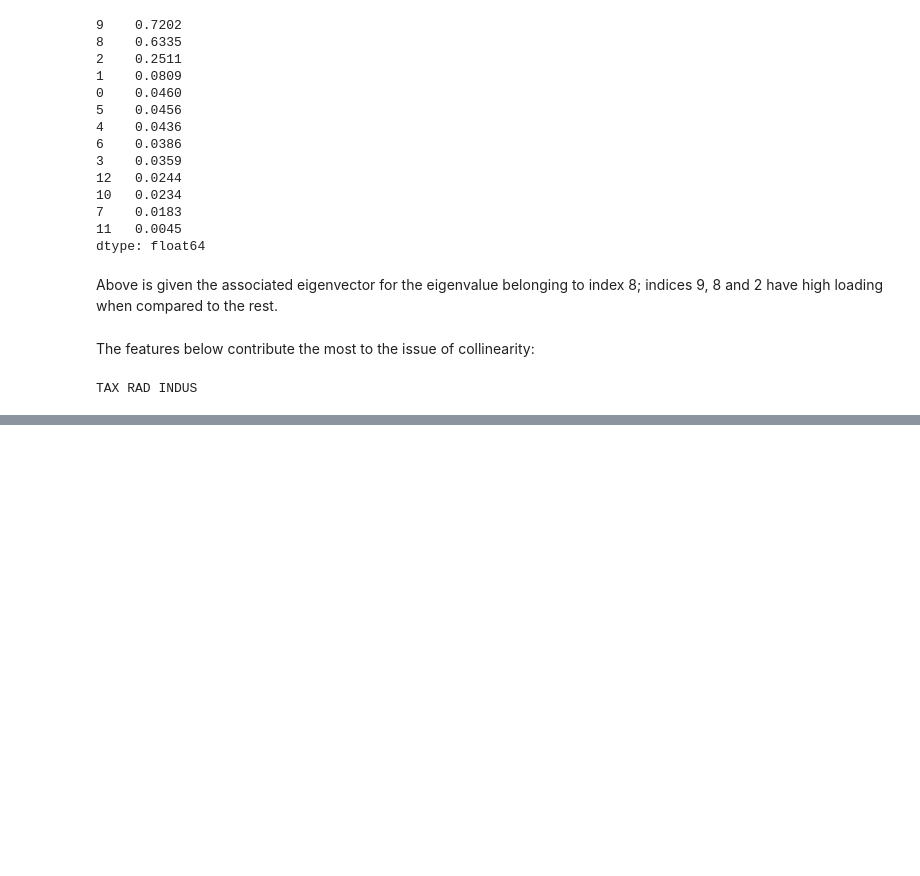
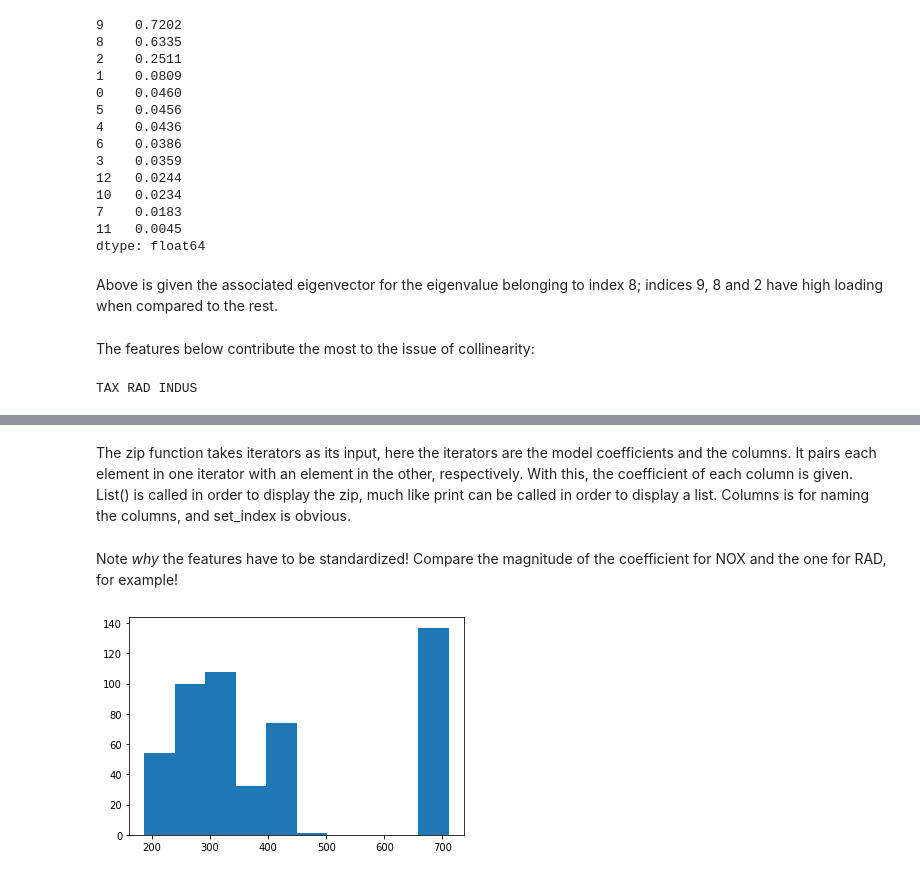
Before and after one commit to ElveinAks/UdemyMachineLearning, a Jupyter notebook: Boston Housing Prices Multiple Regression.ipynb, the cells around one changed output, grey strips where cells are left out. Cells and saved outputs as stored; diff of their text form; code cells hidden in the pictures; blank space fills up the shorter version.

```diff
--- a/Boston Housing Prices Multiple Regression.ipynb
+++ b/Boston Housing Prices Multiple Regression.ipynb
@@ -220,0 +244,8 @@ TAX RAD INDUS
+# %% [markdown]
+The zip function takes iterators as its input, here the iterators are the model coefficients and the columns. It pairs each element in one iterator with an element in the other, respectively. With this, the coefficient of each column is given. List() is called in order to display the zip, much like print can be called in order to display a list. Columns is for naming the columns, and set_index is obvious.
+# %% [markdown]
+Note <i>why</i> the features have to be standardized! Compare the magnitude of the coefficient for NOX and the one for RAD, for example!
+# %%
+plt.hist(df['TAX']);
+# %% [output]
+[figure, added]
```
Also changed, not shown: parts of 33 cells of this notebook, 1 other file.
